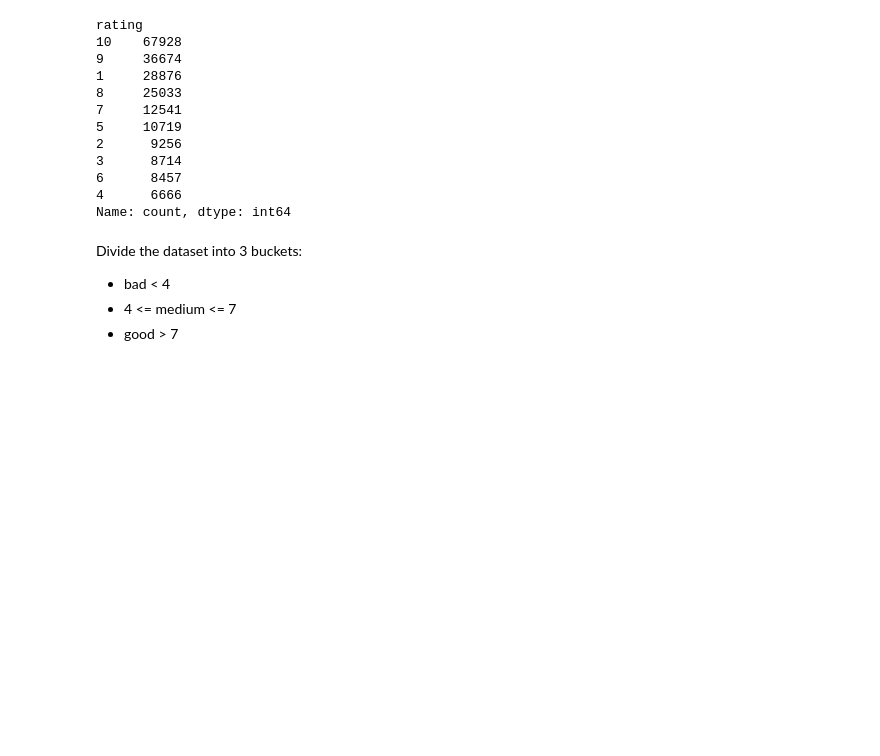
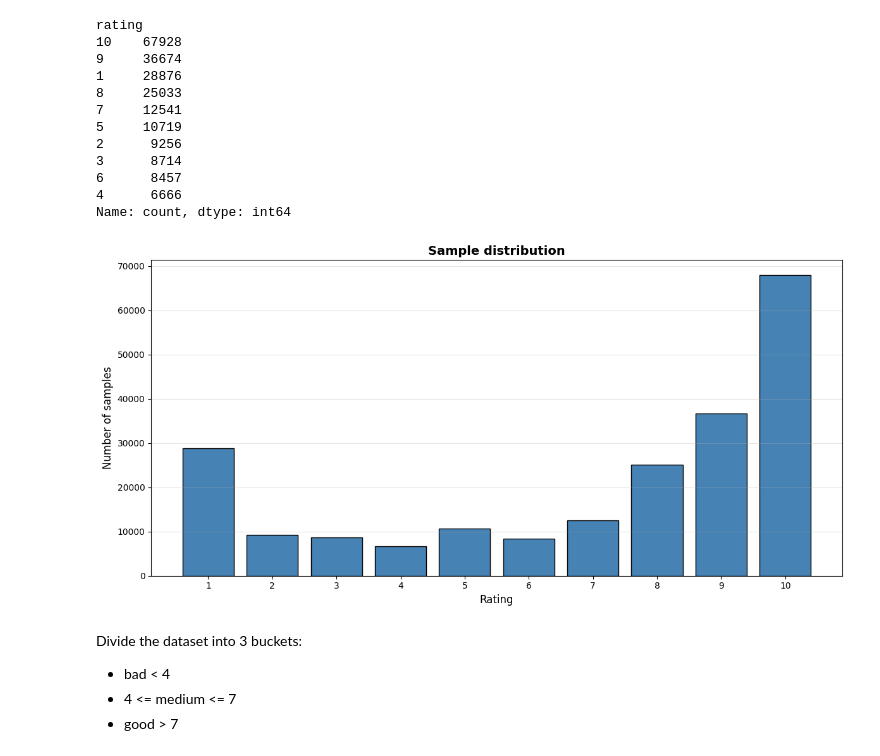
Before and after one commit to azizUB/project_IA, a Jupyter notebook: 1st_test.ipynb, the cells around one changed output. Drawn from its saved outputs; the diff is of its cells as text; code cells hidden in the pictures; blank space fills up the shorter version.

Commit message:
include barplot ratig distribution

```diff
--- a/1st_test.ipynb
+++ b/1st_test.ipynb
@@ -82,6 +82,24 @@ rating
 6      8457
 4      6666
 Name: count, dtype: int64
+# %%
+import matplotlib.pyplot as plt
+
+# Get rating counts
+rating_counts = df_filtered['rating'].value_counts().sort_index()
+
+# Create bar plot
+plt.figure(figsize=(12, 6))
+plt.bar(rating_counts.index, rating_counts.values, color='steelblue', edgecolor='black')
+plt.xlabel('Rating', fontsize=12)
+plt.ylabel('Number of samples', fontsize=12)
+plt.title('Sample distribution', fontsize=14, fontweight='bold')
+plt.xticks(rating_counts.index)
+plt.grid(axis='y', alpha=0.3)
+plt.tight_layout()
+plt.show()
+# %% [output]
+[figure, added]
 # %% [markdown]
 Divide the dataset into 3 buckets:
 - bad < 4
```
Also changed, not shown: parts of 2 cells of this notebook, 1 other file.
